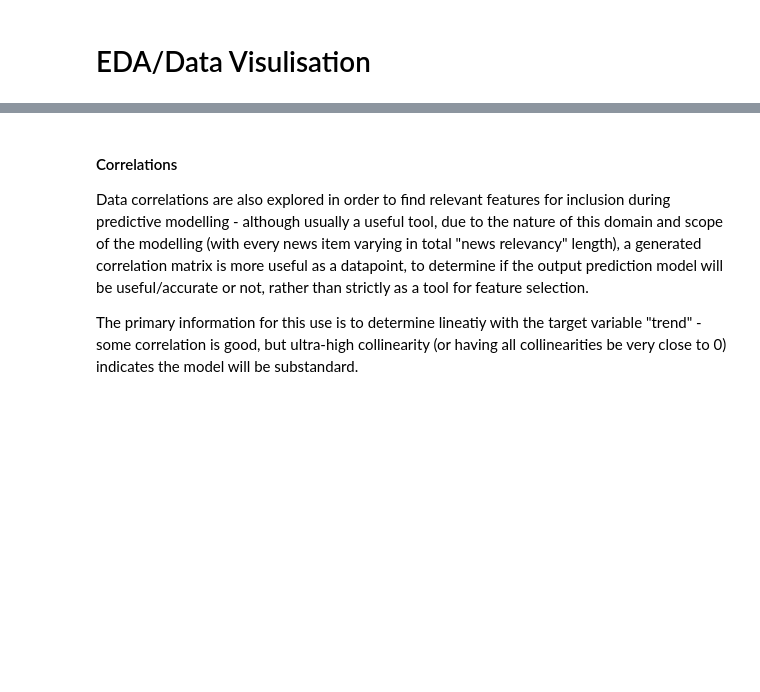
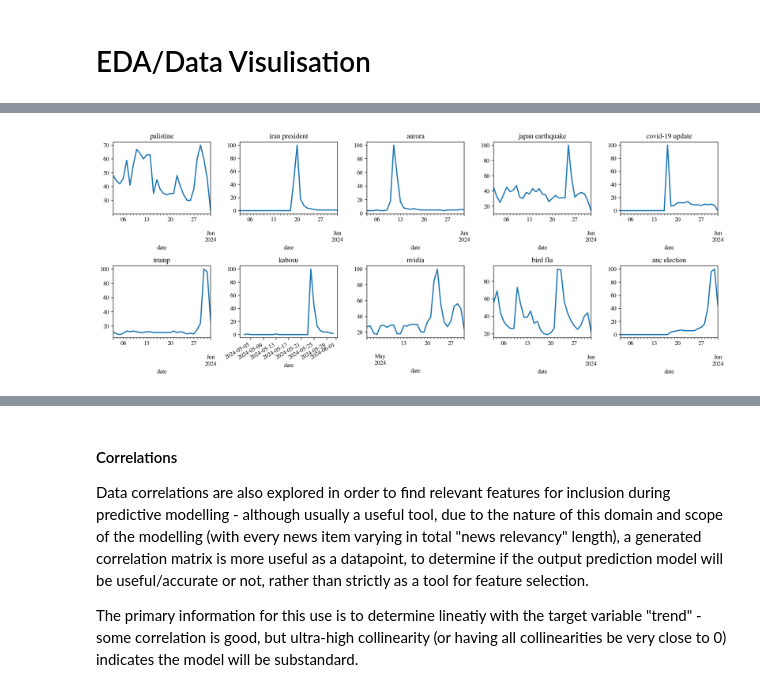
Before and after one commit to FibonacciAlex/755_project_4, a Jupyter notebook: Final Report Files - Group 2/Report - The News Trend Predictor - Data Mastery Group Project.ipynb, the cells around one changed output, grey strips where cells are left out. Saved outputs shown, nothing was run; the diff lists cells and outputs as text; code cells hidden in the pictures; blank space fills up the shorter version.

```diff
--- a/Final Report Files - Group 2/Report - The News Trend Predictor - Data Mastery Group Project.ipynb
+++ b/Final Report Files - Group 2/Report - The News Trend Predictor - Data Mastery Group Project.ipynb
@@ -183,0 +218,2 @@ date
+# %%
+trends_cols = all_trends.columns[1:]
@@ -183,0 +222,10 @@ date
+# %%
+def handle_yt_data(df):
+    df = df[['date','views','likes','comments']].copy()
+    df['date'] = pd.to_datetime(df['date']).dt.date
+    return df
+
+path = f'./data/yt_data_1.csv'
+v = pd.read_csv(path)
+v1 = handle_yt_data(v)
+v1.head()
@@ -183,0 +249,25 @@ date
+# %%
+nor_feats_df = []
+for i, val in enumerate(trends_cols):
+    path = f'./data/yt_data_{i}.csv'
+    v = pd.read_csv(path)
+    trend = all_trends.loc[:, ["date", all_trends.columns[i+1]]]
+    temp = handle_yt_data(v)
+    # print(f'columns {temp.columns}, trend column {trend.columns}')
+    yt_feat_data, yt_feat_data_normalised = feature_creator.create_features(trend, temp)
+    yt_feat_data_normalised['label'] = i
+    nor_feats_df.append(yt_feat_data_normalised)
+
+fig, axs = plt.subplots(2, 5, figsize=(15, 6))
+
+
+for i, val in enumerate(nor_feats_df):
+    row = i // 5
+    col = i % 5
+    val['trend'].plot(ax=axs[row, col])
+    axs[row, col].set_title(trends_cols[i])
+
+plt.tight_layout()
+plt.show()
+# %% [output]
+[figure, added]
```
Also changed, not shown: parts of 17 cells of this notebook, 1 other file.
